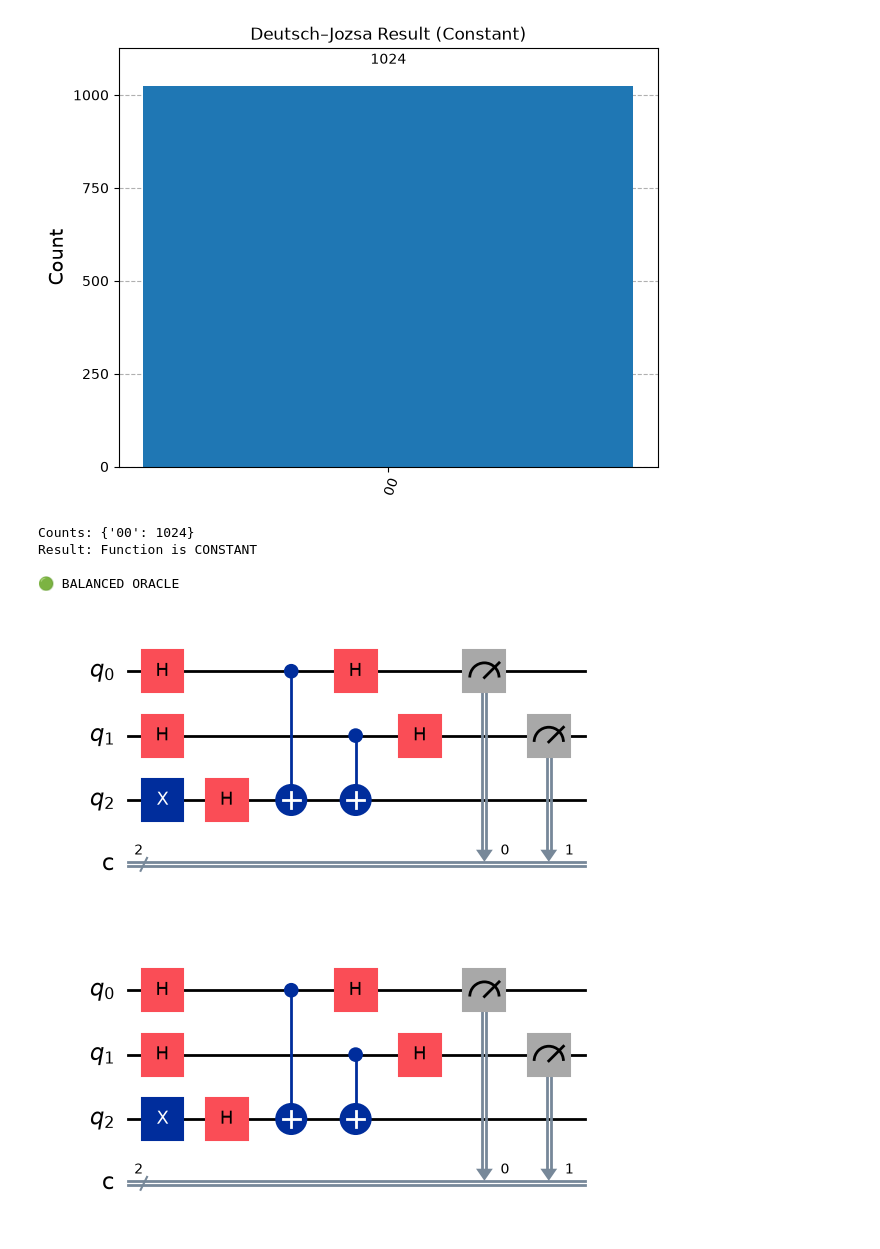
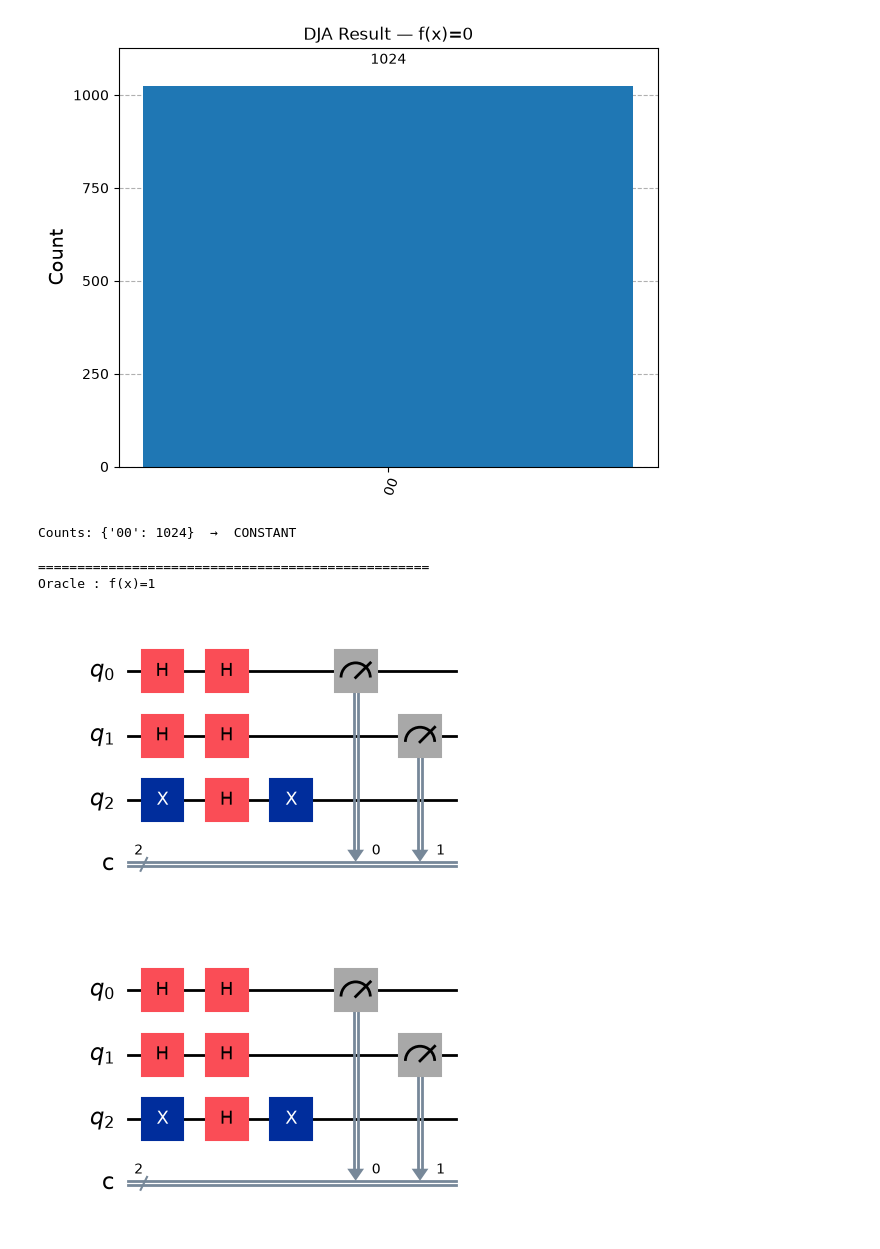
Before and after one commit to DukeTouti/Parallel-Programming, a Jupyter notebook: TP7/DJA2Q.ipynb, the cells around one changed output. Drawn from its saved outputs; the diff is of its cells as text; code cells hidden in the pictures.

Commit message:
TP7, DJA2Q, Partie 2, 6 oracles: implemented & executed

```diff
--- a/TP7/DJA2Q.ipynb
+++ b/TP7/DJA2Q.ipynb
@@ -30,12 +30,36 @@ def deutsch_jozsa_circuit(oracle_type="balanced"):
         qc.h(qubit)
 
     # 3️⃣ Oracle
-    if oracle_type == "constant":
+    if oracle_type == "constant_0":
         pass  # f(x)=0
 
-    elif oracle_type == "balanced":
+    elif oracle_type == "constant_1":
+        qc.x(n) # f(x)=1
+
+    elif oracle_type == "balanced_x0":
+        qc.cx(0, n) # f(x)=x0
+
+    elif oracle_type == "balanced_not_x0":
+        qc.x(0)
+        qc.cx(0, n)
+        qc.x(0) # f(x)=not(x0)
+
+    elif oracle_type == "balanced_x1":
+        qc.cx(1, n) # f(x)=x1
+
+    elif oracle_type == "balanced_not_x1":
+        qc.x(1)
+        qc.cx(1, n)
+        qc.x(1) # f(x)=not(x1)
+
+    elif oracle_type == "balanced_xor":
+        qc.cx(0, n)
+        qc.cx(1, n) # f(x)= x0 xor x1
+
+    elif oracle_type == "balanced_xnor":
         qc.cx(0, n)
         qc.cx(1, n)
+        qc.x(n) # f(x)= not(x0 xor x1)
 
     # 4️⃣ Interference
     for qubit in range(n):
@@ -47,6 +71,34 @@ def deutsch_jozsa_circuit(oracle_type="balanced"):
 
     return qc
 
+simulator = AerSimulator()
+
+oracles = [
+    ("constant_0",      "f(x)=0"),
+    ("constant_1",      "f(x)=1"),
+    ("balanced_x0",     "f(x)=x₀"),
+    ("balanced_not_x0", "f(x)=¬x₀"),
+    ("balanced_x1",     "f(x)=x₁"),
+    ("balanced_not_x1", "f(x)=¬x₁"),
+    ("balanced_xor",    "f(x)=x₀⊕x₁"),
+    ("balanced_xnor",   "f(x)=¬(x₀⊕x₁)"),
+]
+
+for oracle_type, label in oracles:
+    print(f"\n{'='*50}")
+    print(f"Oracle : {label}")
+    qc = deutsch_jozsa_circuit(oracle_type)
+    display(qc.draw("mpl"))
+
+    result = simulator.run(qc, shots=1024).result()
+    counts = result.get_counts()
+
+    plot_histogram(counts)
+    plt.title(f"DJA Result — {label}")
+    plt.show()
+
+    verdict = "CONSTANT" if "00" in counts and counts["00"] == 1024 else "BALANCED"
+    print(f"Counts: {counts}  →  {verdict}")
 
 # ======================================================
 # RUN CONSTANT CASE
@@ -94,9 +147,9 @@ if list(counts_balanced.keys())[0] != "00":
 [figure]
 [figure]
-[figure, old version]
+[figure, new version]
-Counts: {'00': 1024}
-Result: Function is CONSTANT
+Counts: {'00': 1024}  →  CONSTANT
 
-🟢 BALANCED ORACLE
+==================================================
+Oracle : f(x)=1
-[figure, old version]
+[figure, new version]
-[figure, old version]
+[figure, new version]
```
Also changed, not shown: parts of 1 cell of this notebook.
